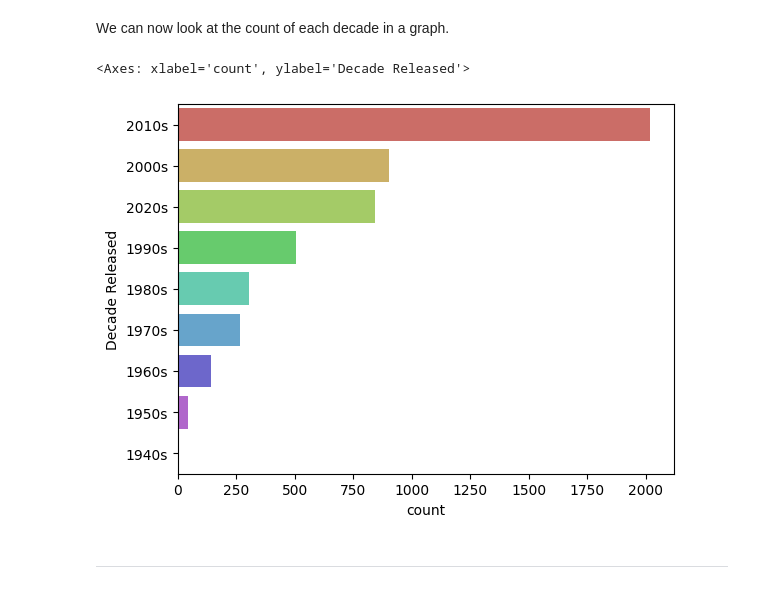
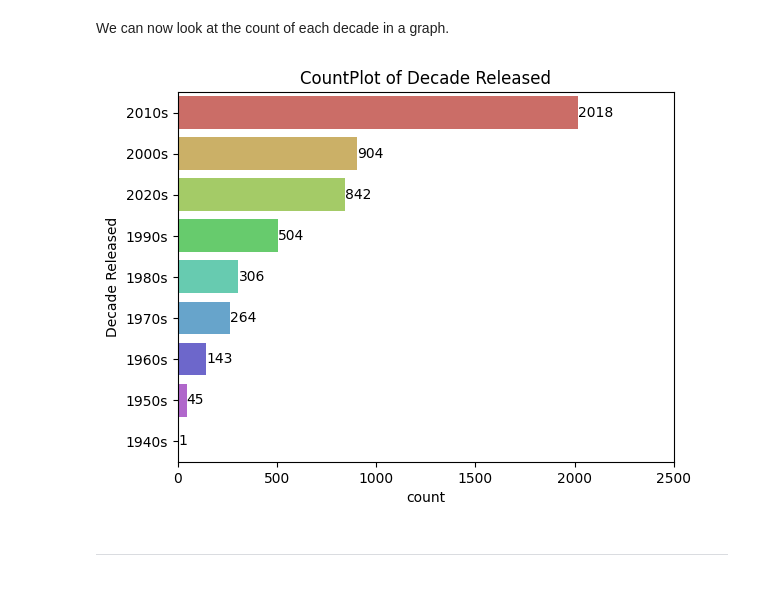
Before and after one commit to justkk4/dsai-spotipy-project, a Jupyter notebook: data-visualisation.ipynb, the cells around one changed output. Cells and saved outputs as stored; diff of their text form; code cells hidden in the pictures.

```diff
--- a/data-visualisation.ipynb
+++ b/data-visualisation.ipynb
@@ -467,6 +468,9 @@ See the caveats in the documentation: https://pandas.pydata.org/pandas-docs/stab
 We can now look at the count of the top 10 separated genres in a graph.
 # %%
 # Plot count plot of artist genres
-sb.countplot(y=genretop10["separated genres"], hue=genretop10["separated genres"],
+ag_plot = sb.countplot(y=genretop10["separated genres"], hue=genretop10["separated genres"],
              palette="hls", orient='v', legend=False)
+ag_plot.set_title("CountPlot of Top10 Artist Genres")
+for i in range(10):
+    ag_plot.bar_label(ag_plot.containers[i])
 # %% [output]
@@ -556,11 +559,14 @@ decades
 We can now look at the count of each decade in a graph.
 # %%
 # Plot count plot of artist genres
-sb.countplot(y=decades["Decade Released"], hue=decades["Decade Released"],
+dr_plot =sb.countplot(y=decades["Decade Released"], hue=decades["Decade Released"],
              palette="hls", orient='v', legend=False)
+dr_plot.set_title("CountPlot of Decade Released")
+dr_plot.set_xlim(0,2500)
+for i in range(9):
+    dr_plot.bar_label(dr_plot.containers[i])
 # %% [output]
-<Axes: xlabel='count', ylabel='Decade Released'>
-[figure, old version]
+[figure, new version]
 # %% [markdown]
 ---
 # %% [markdown]
```
Also changed, not shown: parts of 3 cells of this notebook, 5 other files.
